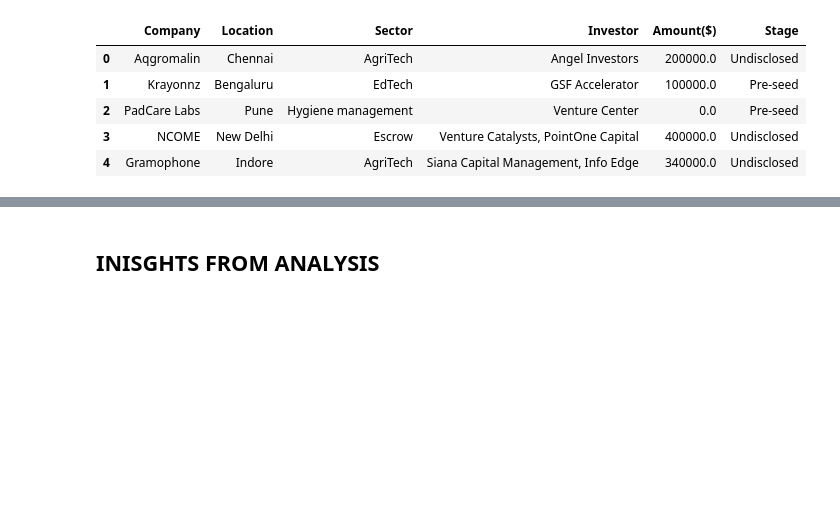
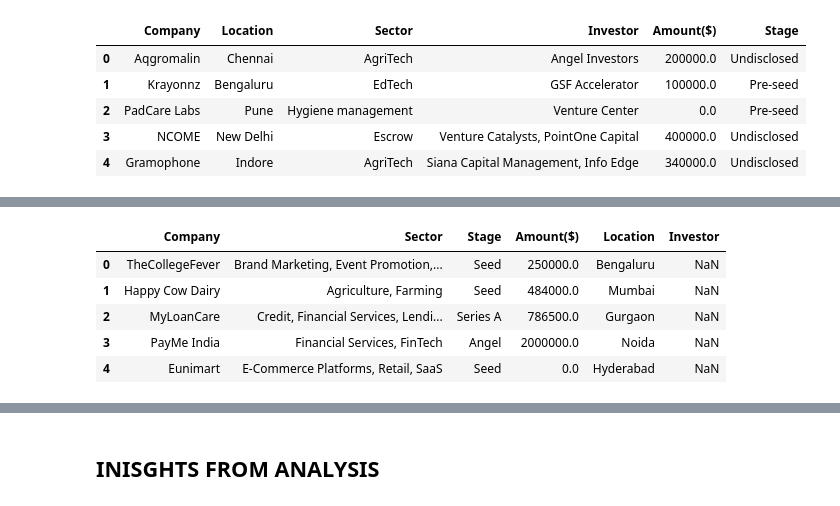
Before and after one commit to elvis-darko/Training-and-Apprenticeship-Portfolio-Projects, a Jupyter notebook: INDIAN-STARTUP-ECOSYSTEM-FUNDING/INDIAN START-UP ECOSYSTEM FUNDING - EXPLORATORY DATA ANALYSIS.ipynb, the cells around one changed output, grey strips where cells are left out. Cells and saved outputs as stored; diff of their text form; code cells hidden in the pictures; blank space fills up the shorter version.

```diff
--- a/INDIAN-STARTUP-ECOSYSTEM-FUNDING/INDIAN START-UP ECOSYSTEM FUNDING - EXPLORATORY DATA ANALYSIS.ipynb
+++ b/INDIAN-STARTUP-ECOSYSTEM-FUNDING/INDIAN START-UP ECOSYSTEM FUNDING - EXPLORATORY DATA ANALYSIS.ipynb
@@ -1750,0 +2068,3 @@ funding_2020.head()
+# %%
+indian_startup_funding = pd.concat([funding_2018, funding_2019, funding_2020, funding_2021])
+indian_startup_funding.reset_index(drop=True)
@@ -1750,0 +2089,9 @@ funding_2020.head()
+# %%
+indian_startup_funding.head()
+# %% [output]
+|  | Company | Sector | Stage | Amount($) | Location | Investor |
+| 0 | TheCollegeFever | Brand Marketing, Event Promotion,... | Seed | 250000.0 | Bengaluru | NaN |
+| 1 | Happy Cow Dairy | Agriculture, Farming | Seed | 484000.0 | Mumbai | NaN |
+| 2 | MyLoanCare | Credit, Financial Services, Lendi... | Series A | 786500.0 | Gurgaon | NaN |
+| 3 | PayMe India | Financial Services, FinTech | Angel | 2000000.0 | Noida | NaN |
+| 4 | Eunimart | E-Commerce Platforms, Retail, SaaS | Seed | 0.0 | Hyderabad | NaN |
```
Also changed, not shown: parts of 83 cells of this notebook.
